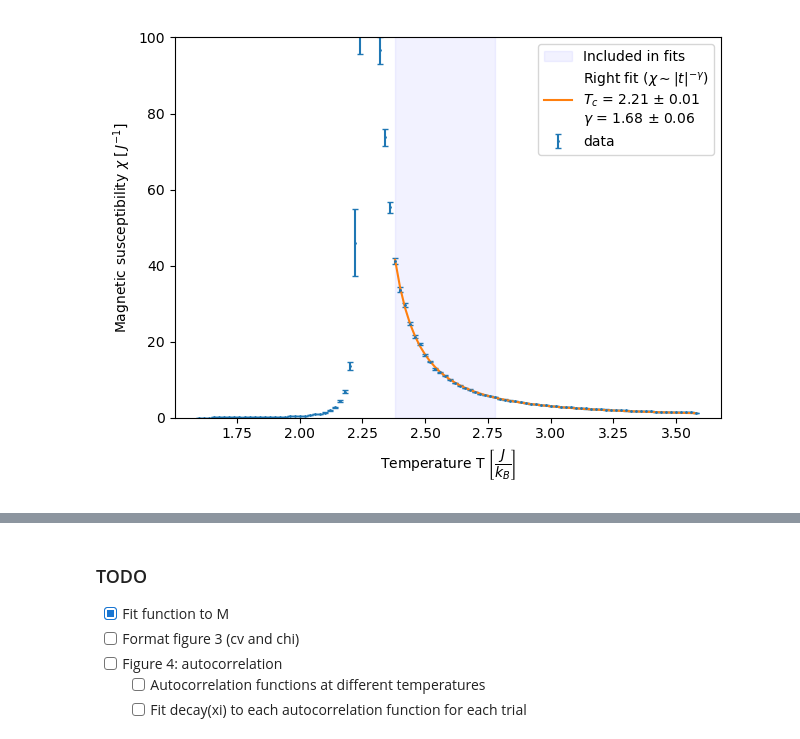
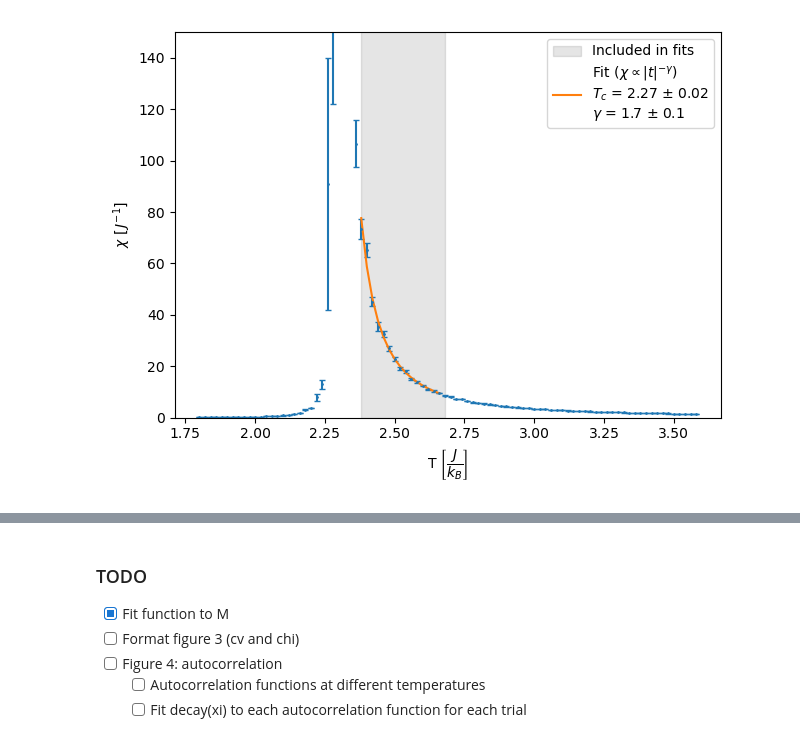
Before and after one commit to aderhall/phys382ising, a Jupyter notebook: analysis_notebooks/fit_observables.ipynb, the cells around one changed output, grey strips where cells are left out. Saved outputs shown, nothing was run; the diff lists cells and outputs as text; code cells hidden in the pictures.

```diff
--- a/analysis_notebooks/fit_observables.ipynb
+++ b/analysis_notebooks/fit_observables.ipynb
@@ -179,7 +201,7 @@ chi = params.N ** 2 * m_var_avg / temp
 chi_error = chi * m_var_error / m_var_avg # Propagate error in chi
 # %%
 partition_radius = 0.1 # In units of T
-outer_radius = 0.5
+outer_radius = 0.4
 analytic_T_c = 2.269
 # 2.269 is the analytic critical temperature for the 2D Ising model
 partition_l = temp.searchsorted(analytic_T_c - partition_radius)
@@ -187,3 +209,8 @@ partition_r = temp.searchsorted(analytic_T_c + partition_radius)
 
 outer_l = temp.searchsorted(analytic_T_c - outer_radius)
 outer_r = temp.searchsorted(analytic_T_c + outer_radius)
+print(f"Left: {temp[outer_l - 1]:.3f} <= T < {temp[partition_l - 1]:.3f}\nRight: {temp[partition_r]:.3f} <= T < {temp[outer_r]:.3f}")
+
+t_red = (temp - analytic_T_c) / analytic_T_c
+t_red_pos = t_red > 0
+mlogt = -np.log(t_red[t_red_pos])
@@ -256,26 +318,26 @@ T_c & gamma = -0.98; T_c & amplitude = 0.91; gamma & amplitude = -0.97
 # %%
 # Plot chi with fit
 
 plt.close()
 fig, ax = plt.subplots()
 
 ax.set_ylim(0, chi.max() * 1.1)
 
 #ax.vlines([temp[partition_l - 1], temp[partition_r]], 0, chi.max() * 1.1, linestyles="solid", color="black", alpha=0.7, label="exclusion radius")
-ax.fill_betweenx([0, chi.max() * 1.1], temp[partition_r], temp[outer_r], color="blue", alpha=0.05, label="Included in fits")
+ax.fill_betweenx([0, chi.max() * 1.1], temp[partition_r], temp[outer_r], color="black", alpha=0.1, label="Included in fits")
 #ax.vlines(analytic_T_c, 0, chi.max() * 1.1, linestyles="solid", color="tab:red", label=f"$T_c$ (analytic) = {analytic_T_c:.3f}")
 #ax.vlines(chi_p[2], 0, chi.max() * 1.1, linestyles="dashed", color="tab:green", label=f"$T_c$ (fit) = {chi_p[2]:.3f}")
 
-ax.errorbar(temp, chi, yerr=chi_error, fmt=".", color="tab:blue", label="data", capsize=2, markersize=2)
-ax.plot(temp[partition_r:], chi_powerlaw(temp[partition_r:], *chi_p), color="tab:orange", label=(r"Right fit ($\chi \sim |t|^{-\gamma}$)" + f"\n$T_c$ = {fmt_err(chi_p[2], chi_variance[2])}\n$\gamma$ = {fmt_err(chi_p[1], chi_variance[1])}"))
+ax.errorbar(temp, chi, yerr=chi_error, fmt=".", color="tab:blue", capsize=2, markersize=2)
+ax.plot(temp[partition_r:outer_r], chi_powerlaw(temp[partition_r:outer_r], *chi_p), color="tab:orange", label=(r"Fit ($\chi \propto |t|^{-\gamma}$)" + f"\n$T_c$ = {fmt_err(chi_p[2], chi_variance[2])}\n$\gamma$ = {fmt_err(chi_p[1], chi_variance[1])}"))
 
-ax.set_ylim(0, 100)
+ax.set_ylim(0, 150)
 
 ax.legend()
-ax.set_xlabel(r"Temperature T $\left[\dfrac{J}{k_B}\right]$")
-ax.set_ylabel(r"Magnetic susceptibility $\chi$ $\left[ \,J^{-1} \right]$")
+ax.set_xlabel(r"T $\left[\dfrac{J}{k_B}\right]$")
+ax.set_ylabel(r"$\chi$ $\left[ \,J^{-1} \right]$")
 fig.tight_layout()
 
 plt.savefig(f"{test_path}/plots/fig3_chi.png")
 # %% [output]
-[figure, old version]
+[figure, new version]
```
Also changed, not shown: parts of 19 cells of this notebook, 1 other file.
